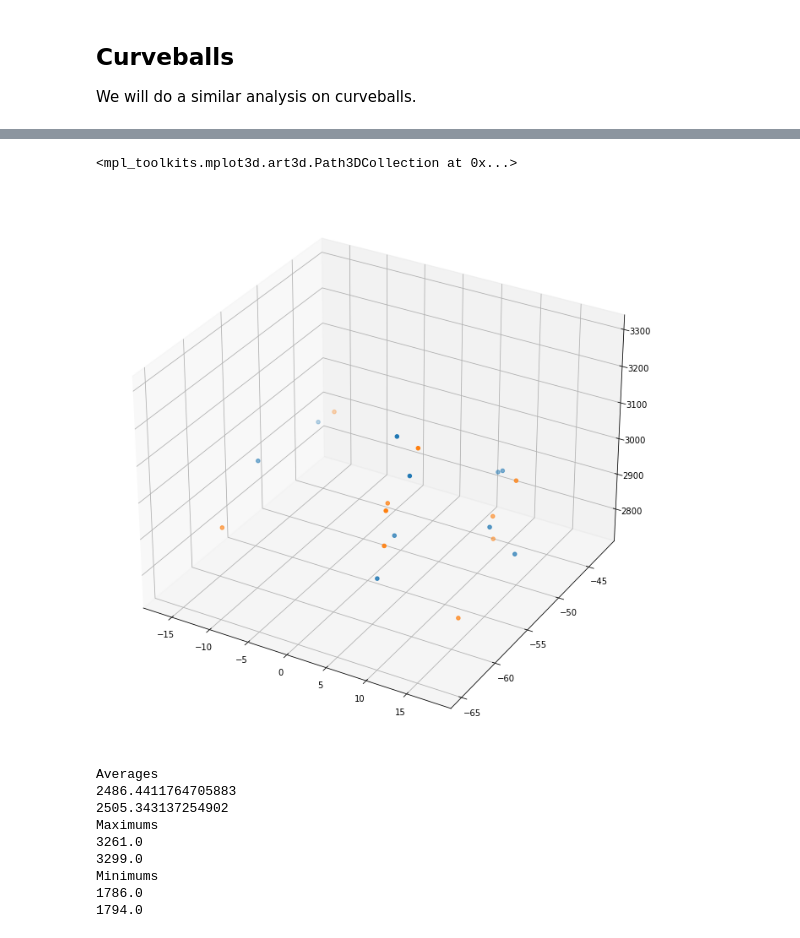
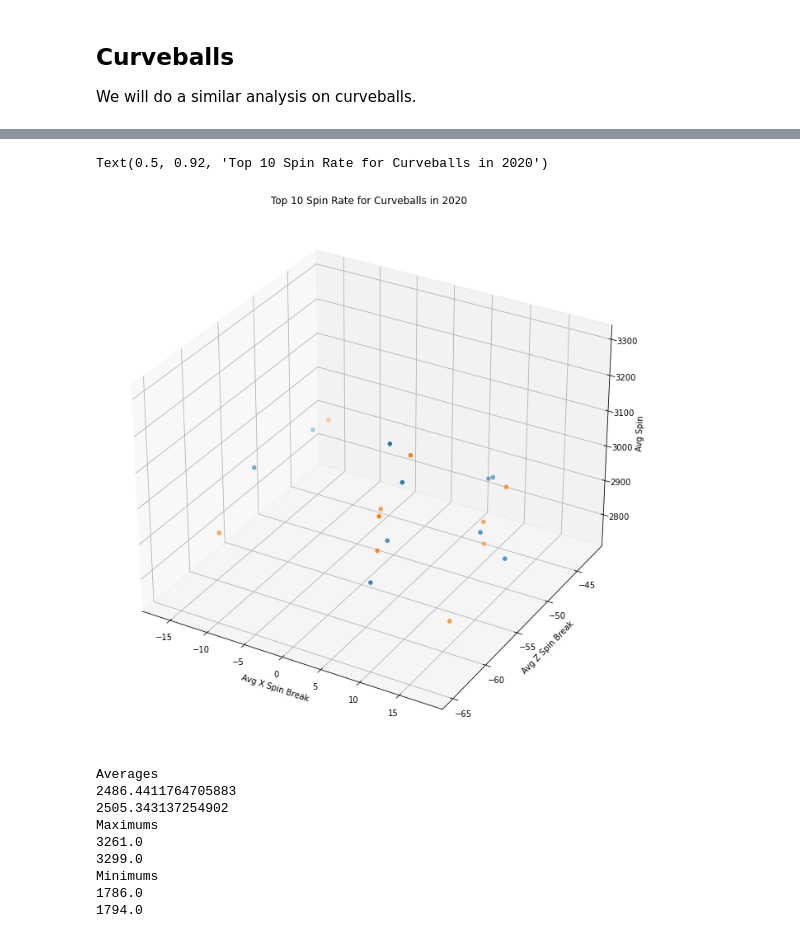
Before and after one commit to Jesparza17/Jesparza17, a Jupyter notebook: Project Notebook.ipynb, the cells around one changed output, grey strips where cells are left out. Saved outputs shown, nothing was run; the diff lists cells and outputs as text; code cells hidden in the pictures.

```diff
--- a/Project Notebook.ipynb
+++ b/Project Notebook.ipynb
@@ -201,19 +201,23 @@ plt.title('')
 # %%
 #3D Scatter plot of 10 best pitchers from 2020 and 2021 and their avg spin, horiz break, and vert break on curveballs
 from mpl_toolkits.mplot3d import Axes3D
 fig = plt.figure(figsize = (12,9))
 ax = Axes3D(fig)
 x = curves2020_max['CB Avg X Break 2020']
 y = curves2020_max['CB Avg Z Break 2020']
 z = curves2020_max['CB Avg Spin 2020']
 a=curves2020_max['CB Avg X Break 2021']
 b=curves2020_max['CB Avg Z Break 2021']
 c=curves2020_max['CB Avg Spin 2021']
 ax.scatter(x,y,z)
 ax.scatter(a,b,c)
+ax.set_xlabel('Avg X Spin Break')
+ax.set_ylabel('Avg Z Spin Break')
+ax.set_zlabel('Avg Spin')
+plt.title('Top 10 Spin Rate for Curveballs in 2020')
 # %% [output]
-<mpl_toolkits.mplot3d.art3d.Path3DCollection at 0x...>
+Text(0.5, 0.92, 'Top 10 Spin Rate for Curveballs in 2020')
-[figure, old version]
+[figure, new version]
 # %%
 curves2021avg = curves['CB Avg Spin 2021'].mean()
 curves2020avg = curves['CB Avg Spin 2020'].mean()
```
Also changed, not shown: parts of 2 cells of this notebook, 2 other files.
